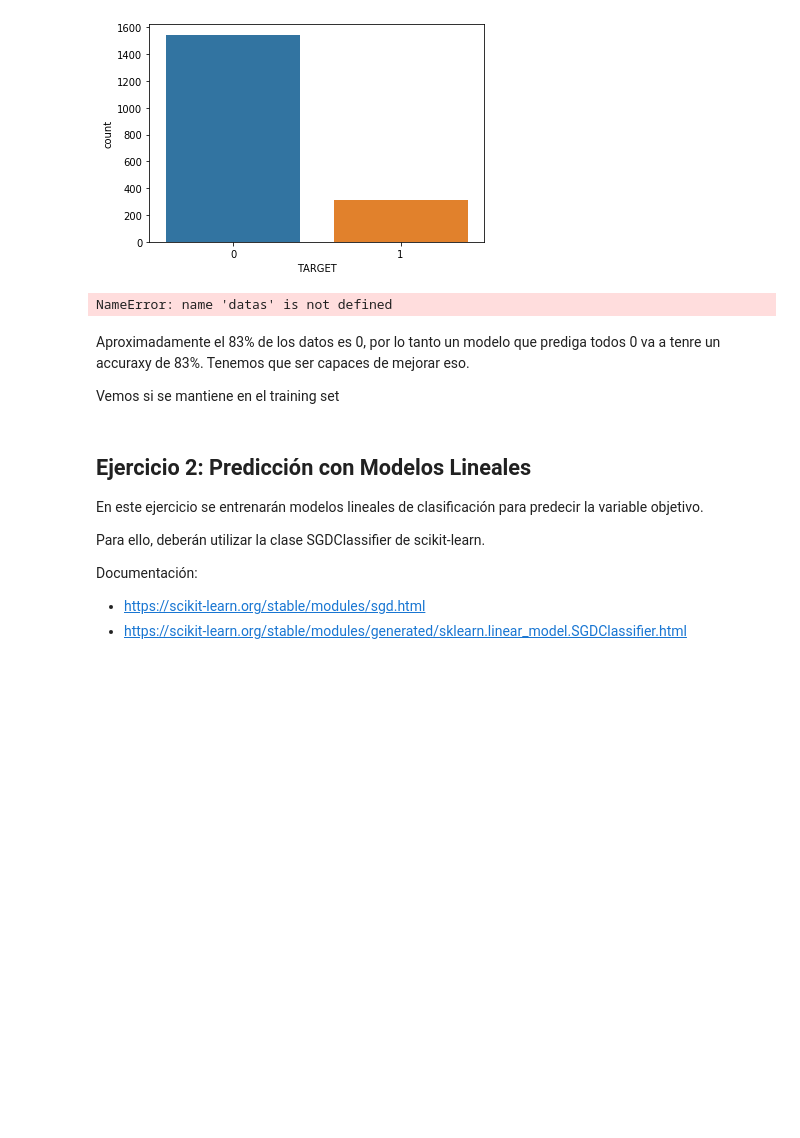
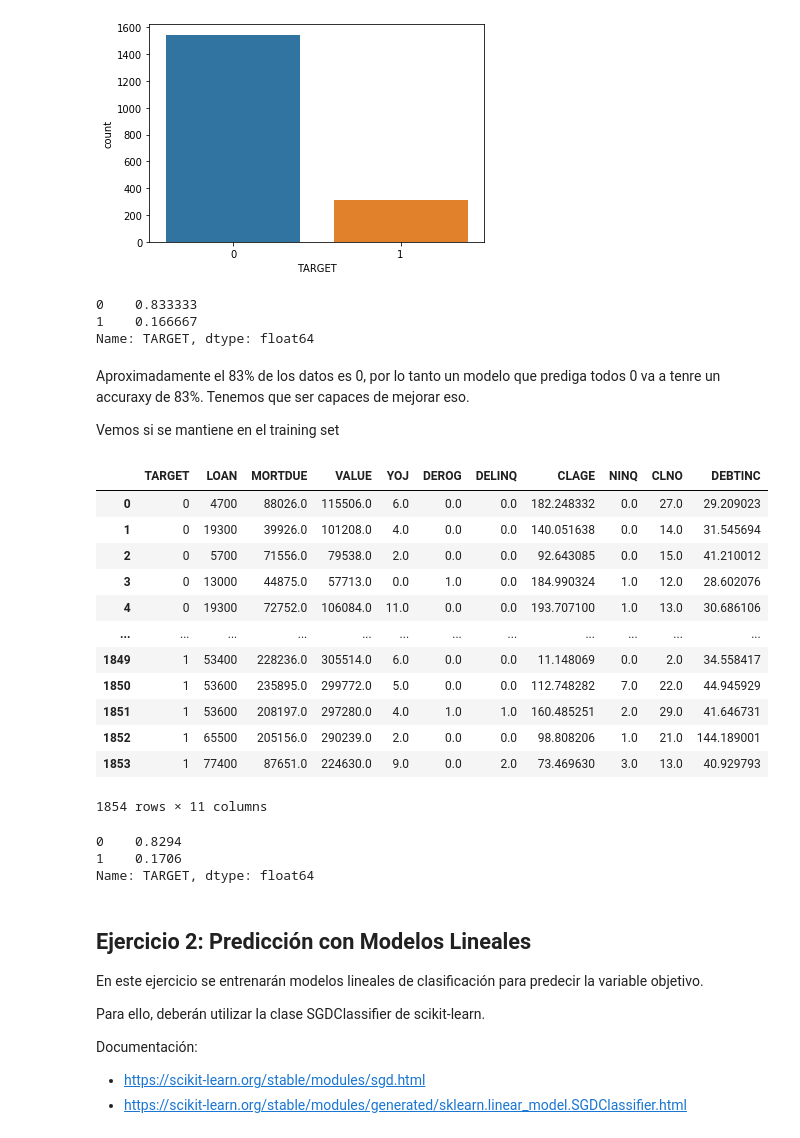
Before and after one commit to CristianSalgado1/introduccion-al-aprendizaje-automatico, a Jupyter notebook: LAB2_GRUPO_4.ipynb, the cells around one changed output. Drawn from its saved outputs; the diff is of its cells as text; code cells hidden in the pictures; blank space fills up the shorter version.

```diff
--- a/LAB2_GRUPO_4.ipynb
+++ b/LAB2_GRUPO_4.ipynb
@@ -28,8 +28,7 @@ warnings.filterwarnings("ignore", category=DataConversionWarning)
 
 La celda siguiente se encarga de la carga de datos (haciendo uso de pandas). Estos serán los que se trabajarán en el resto del laboratorio.
 # %%
-dataset = pd.read_csv("./archive/2018/data/loan_data.csv", comment="#")
-#dataset = pd.read_csv("./data/loan_data.csv", comment="#")
+dataset = pd.read_csv("./loan_data.csv", comment="#")
 
 
 # División entre instancias y etiquetas
@@ -94,12 +93,12 @@ sns.countplot(dataset["TARGET"])
 # %% [output]
 <matplotlib.axes._subplots.AxesSubplot at 0x...>
 [figure]
-# %%
-datas
-# %% [output]
-NameError: name 'datas' is not defined
 # %%
 dataset["TARGET"].value_counts().div(dataset["TARGET"].shape[0])
+# %% [output]
+0    0.833333
+1    0.166667
+Name: TARGET, dtype: float64
 # %% [markdown]
 Aproximadamente el 83% de los datos es 0, por lo tanto un modelo que prediga todos 0 va a tenre un accuraxy de 83%. Tenemos que ser capaces de mejorar eso.
 
@@ -111,5 +106,25 @@ dataa
+# %%
+dataset
+# %% [output]
+|  | TARGET | LOAN | MORTDUE | VALUE | YOJ | DEROG | DELINQ | CLAGE | NINQ | CLNO | DEBTINC |
+| 0 | 0 | 4700 | 88026.0 | 115506.0 | 6.0 | 0.0 | 0.0 | 182.248332 | 0.0 | 27.0 | 29.209023 |
+| 1 | 0 | 19300 | 39926.0 | 101208.0 | 4.0 | 0.0 | 0.0 | 140.051638 | 0.0 | 14.0 | 31.545694 |
+| 2 | 0 | 5700 | 71556.0 | 79538.0 | 2.0 | 0.0 | 0.0 | 92.643085 | 0.0 | 15.0 | 41.210012 |
+| 3 | 0 | 13000 | 44875.0 | 57713.0 | 0.0 | 1.0 | 0.0 | 184.990324 | 1.0 | 12.0 | 28.602076 |
+| 4 | 0 | 19300 | 72752.0 | 106084.0 | 11.0 | 0.0 | 0.0 | 193.707100 | 1.0 | 13.0 | 30.686106 |
+| ... | ... | ... | ... | ... | ... | ... | ... | ... | ... | ... | ... |
+| 1849 | 1 | 53400 | 228236.0 | 305514.0 | 6.0 | 0.0 | 0.0 | 11.148069 | 0.0 | 2.0 | 34.558417 |
+| 1850 | 1 | 53600 | 235895.0 | 299772.0 | 5.0 | 0.0 | 0.0 | 112.748282 | 7.0 | 22.0 | 44.945929 |
+| 1851 | 1 | 53600 | 208197.0 | 297280.0 | 4.0 | 1.0 | 1.0 | 160.485251 | 2.0 | 29.0 | 41.646731 |
+| 1852 | 1 | 65500 | 205156.0 | 290239.0 | 2.0 | 0.0 | 0.0 | 98.808206 | 1.0 | 21.0 | 144.189001 |
+| 1853 | 1 | 77400 | 87651.0 | 224630.0 | 9.0 | 0.0 | 2.0 | 73.469630 | 3.0 | 13.0 | 40.929793 |
+1854 rows × 11 columns
 # %%
 y_train.value_counts().div(y_train.shape[0])
+# %% [output]
+0    0.8294
+1    0.1706
+Name: TARGET, dtype: float64
 # %% [markdown]
 ## Ejercicio 2: Predicción con Modelos Lineales
 
```
Also changed, not shown: parts of 25 cells of this notebook.
